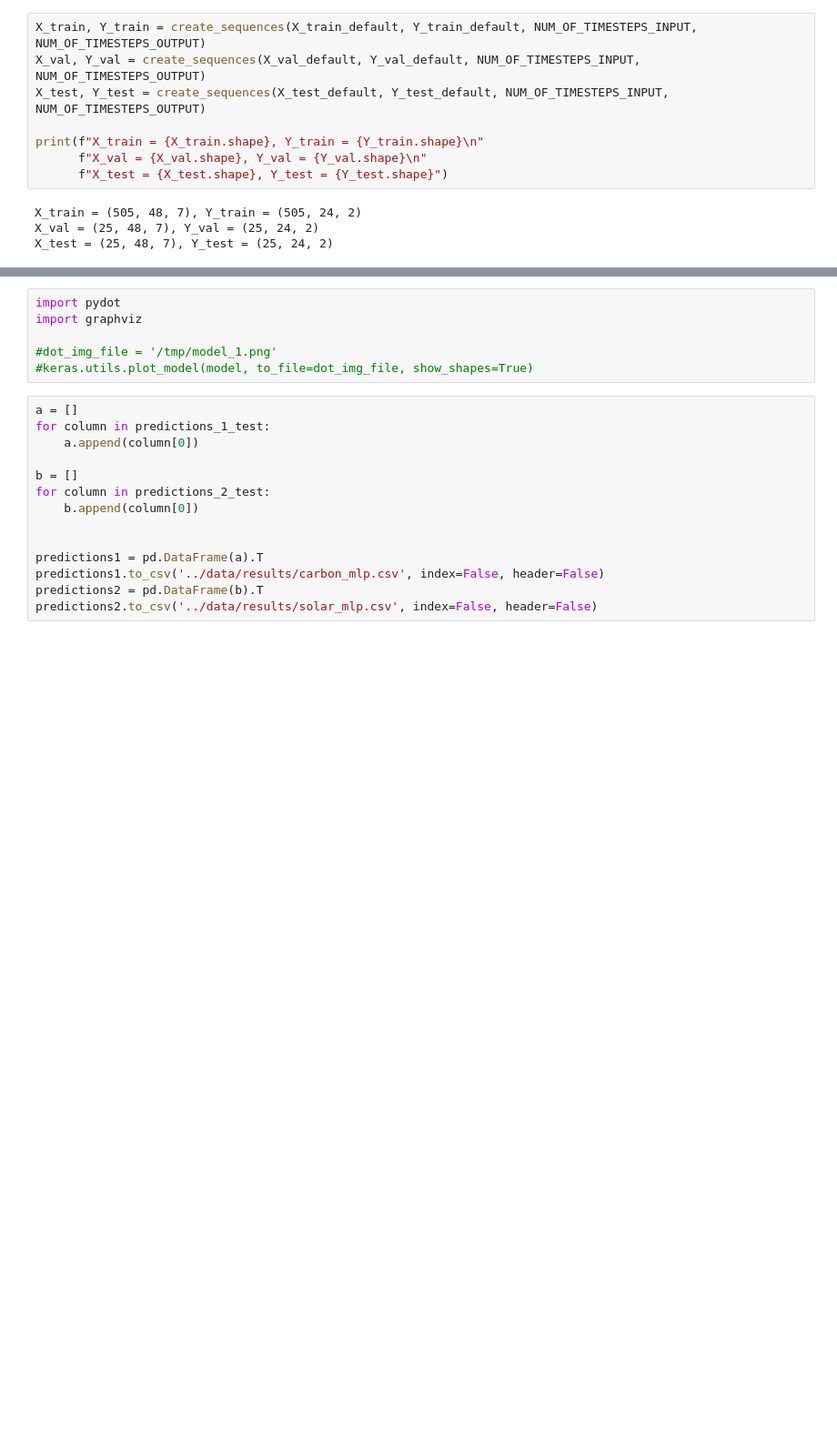
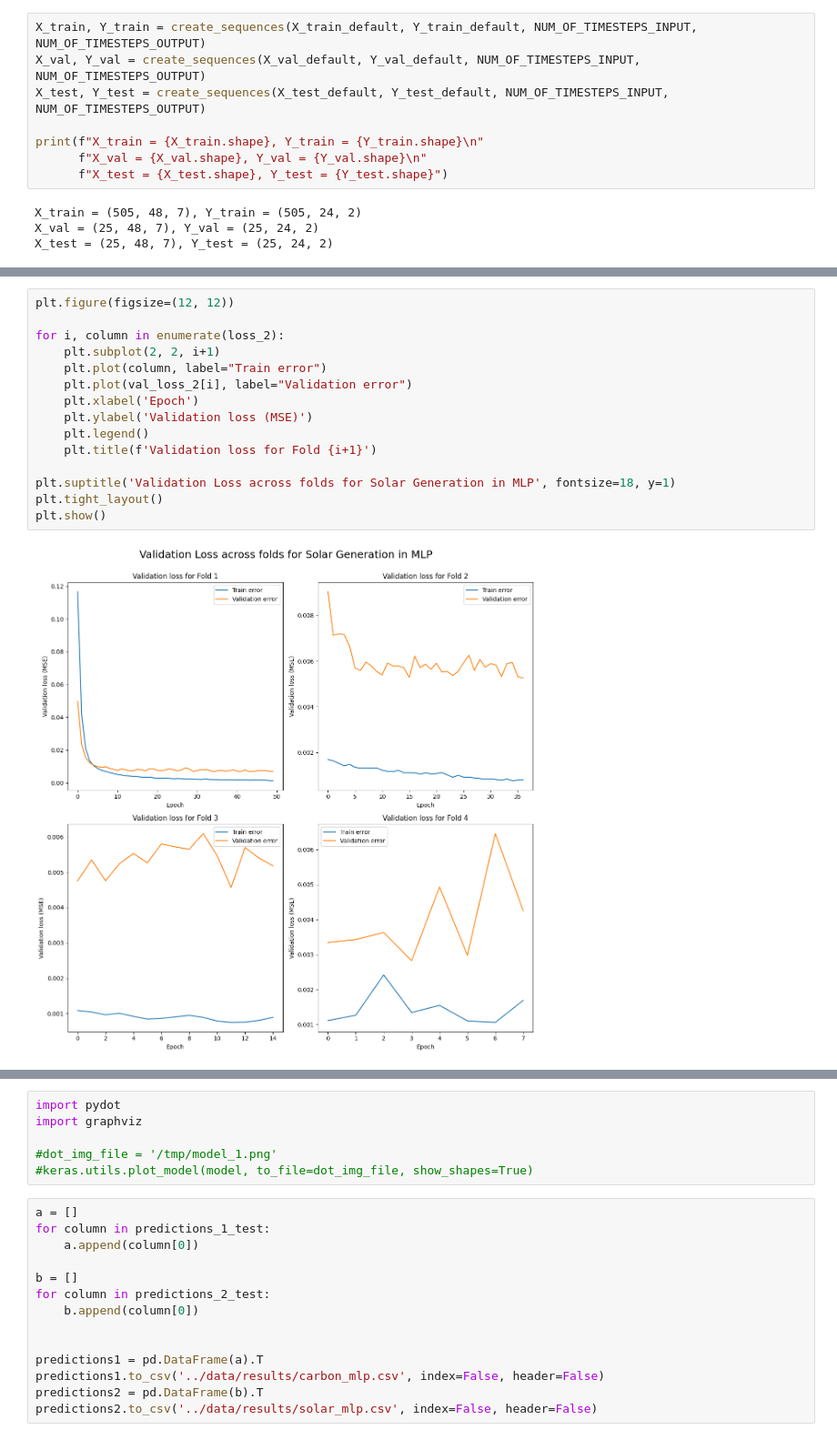
Before and after one commit to MatejPriesol/Forecasting-Carbon-Intensity-and-Solar-Generation, a Jupyter notebook: final_models/MLP final.ipynb, the cells around one changed output, grey strips where cells are left out. Shown at 91% size. Cells and saved outputs as stored; diff of their text form; blank space fills up the shorter version.

```diff
--- a/final_models/MLP final.ipynb
+++ b/final_models/MLP final.ipynb
@@ -248,3 +217,20 @@ plt.show()
+# %%
+plt.figure(figsize=(12, 12))
+
+for i, column in enumerate(loss_2):
+    plt.subplot(2, 2, i+1)
+    plt.plot(column, label="Train error")
+    plt.plot(val_loss_2[i], label="Validation error")
+    plt.xlabel('Epoch')
+    plt.ylabel('Validation loss (MSE)')
+    plt.legend()
+    plt.title(f'Validation loss for Fold {i+1}')
+
+plt.suptitle('Validation Loss across folds for Solar Generation in MLP', fontsize=18, y=1)
+plt.tight_layout()
+plt.show()
+# %% [output]
+[figure, added]
 # %%
 # Evaluate the model on the test data
 predictions_1 = []
```
Also changed, not shown: parts of 13 cells of this notebook, 2 other files.
